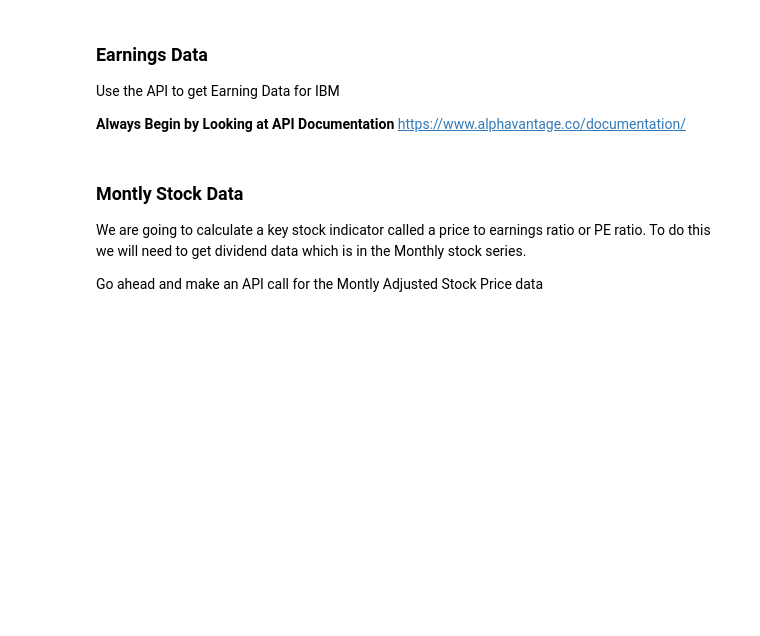
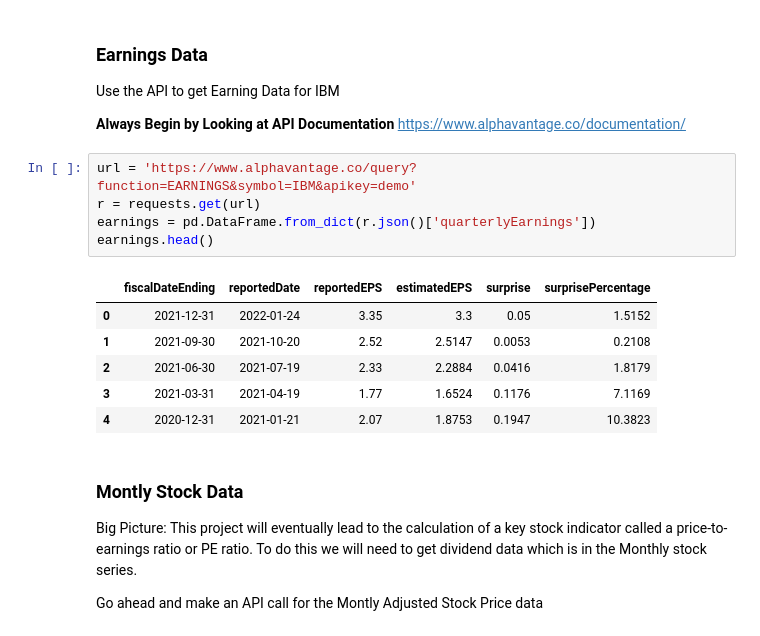
Before and after one commit to rebecca-aquino/teaching, a Jupyter notebook: AlphaAdvantageAPI.ipynb, the cells around one changed output. Drawn from its saved outputs; the diff is of its cells as text; blank space fills up the shorter version.

```diff
--- a/AlphaAdvantageAPI.ipynb
+++ b/AlphaAdvantageAPI.ipynb
@@ -157,8 +157,20 @@ Use the API to get Earning Data for IBM
 
 **Always Begin by Looking at API Documentation**
 https://www.alphavantage.co/documentation/
+# %%
+url = 'https://www.alphavantage.co/query?function=EARNINGS&symbol=IBM&apikey=demo'
+r = requests.get(url)
+earnings = pd.DataFrame.from_dict(r.json()['quarterlyEarnings'])
+earnings.head()
+# %% [output]
+|  | fiscalDateEnding | reportedDate | reportedEPS | estimatedEPS | surprise | surprisePercentage |
+| 0 | 2021-12-31 | 2022-01-24 | 3.35 | 3.3 | 0.05 | 1.5152 |
+| 1 | 2021-09-30 | 2021-10-20 | 2.52 | 2.5147 | 0.0053 | 0.2108 |
+| 2 | 2021-06-30 | 2021-07-19 | 2.33 | 2.2884 | 0.0416 | 1.8179 |
+| 3 | 2021-03-31 | 2021-04-19 | 1.77 | 1.6524 | 0.1176 | 7.1169 |
+| 4 | 2020-12-31 | 2021-01-21 | 2.07 | 1.8753 | 0.1947 | 10.3823 |
 # %% [markdown]
 ### Montly Stock Data
-We are going to calculate a key stock indicator called a price to earnings ratio or PE ratio.  To do this we will need to get dividend data which is in the Monthly stock series.
+Big Picture: This project will eventually lead to the calculation of a key stock indicator called a price-to-earnings ratio or PE ratio.  To do this we will need to get dividend data which is in the Monthly stock series.
 
 Go ahead and make an API call for the Montly Adjusted Stock Price data
```
Also changed, not shown: parts of 14 cells of this notebook.
